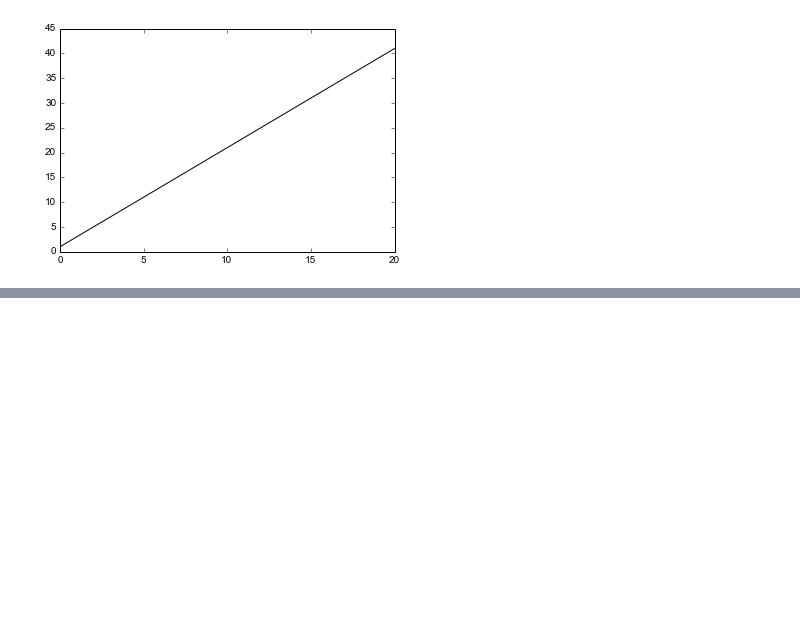
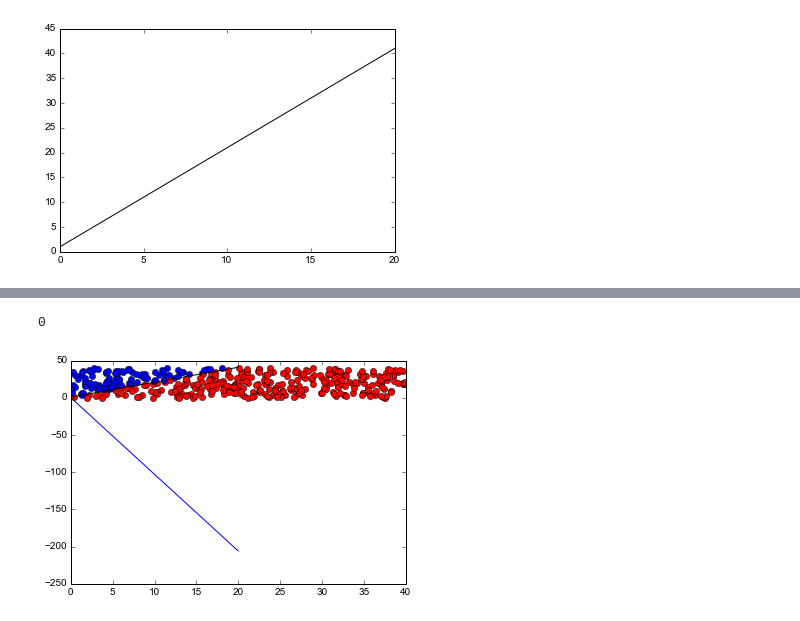
Before and after one commit to Ely-S/Datalabs, a Jupyter notebook: Machine Learning/Linear/Perceptrons.ipynb, the cells around one changed output, grey strips where cells are left out. Drawn from its saved outputs; the diff is of its cells as text; code cells hidden in the pictures; blank space fills up the shorter version.

Commit message:
made perceptron

```diff
--- a/Machine Learning/Linear/Perceptrons.ipynb
+++ b/Machine Learning/Linear/Perceptrons.ipynb
@@ -54,0 +109,10 @@ plot.plot(xspace, TargetF(xspace),'black')
+# %%
+percy = Perceptron(trainingset)
+percy.train(10)
+g = percy.linear_hypothesis()
+plot.plot(xspace, g(xspace), 'blue')
+display()
+percy.error()
+# %% [output]
+0
+[figure, added]
```
Also changed, not shown: parts of 8 cells of this notebook.
